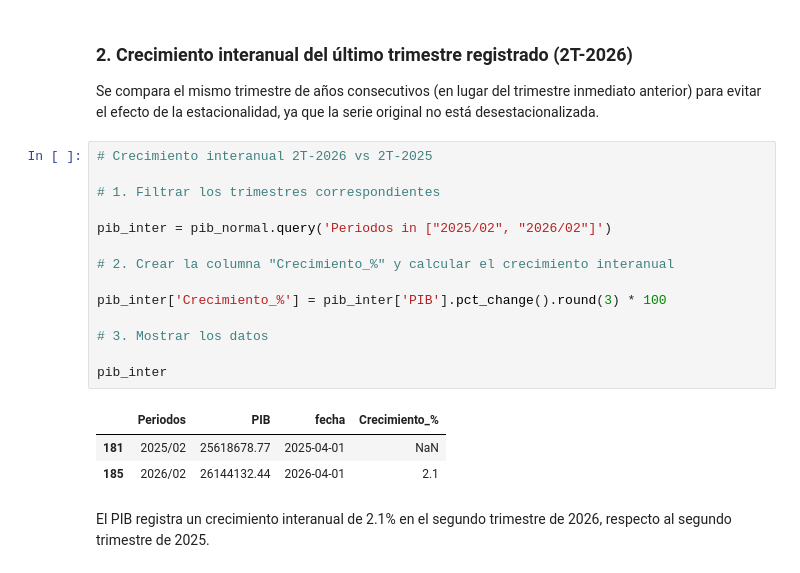
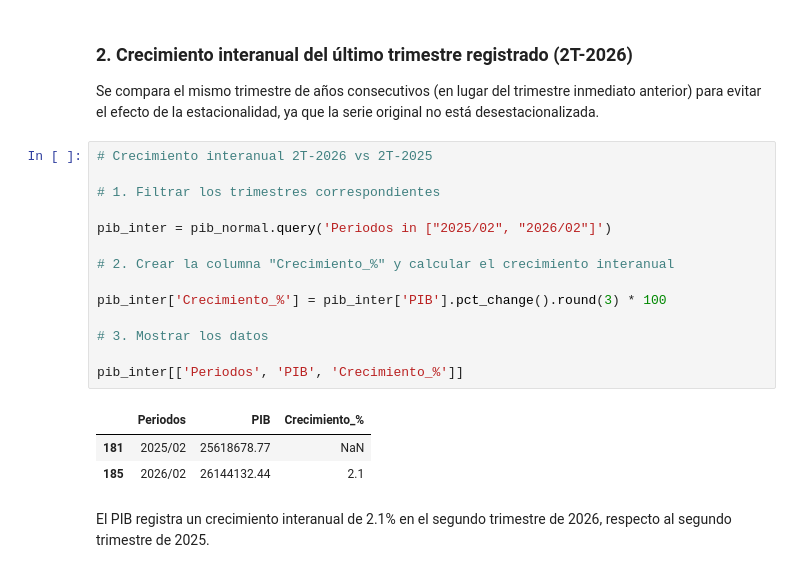
Before and after one commit to Jose-Castanedas/pib_mexico, a Jupyter notebook: notebooks/analisis_pib.ipynb, the cells around one changed output. Cells and saved outputs as stored; diff of their text form.

```diff
--- a/notebooks/analisis_pib.ipynb
+++ b/notebooks/analisis_pib.ipynb
@@ -119,21 +119,21 @@ Se compara el mismo trimestre de años consecutivos (en lugar del trimestre inme
 # %%
 # Crecimiento interanual 2T-2026 vs 2T-2025
 
 # 1. Filtrar los trimestres correspondientes
 
 pib_inter = pib_normal.query('Periodos in ["2025/02", "2026/02"]')
 
 # 2. Crear la columna "Crecimiento_%" y calcular el crecimiento interanual
 
 pib_inter['Crecimiento_%'] = pib_inter['PIB'].pct_change().round(3) * 100
 
 # 3. Mostrar los datos
 
-pib_inter
+pib_inter[['Periodos', 'PIB', 'Crecimiento_%']]
 # %% [output]
-|  | Periodos | PIB | fecha | Crecimiento_% |
-| 181 | 2025/02 | 25618678.77 | 2025-04-01 | NaN |
-| 185 | 2026/02 | 26144132.44 | 2026-04-01 | 2.1 |
+|  | Periodos | PIB | Crecimiento_% |
+| 181 | 2025/02 | 25618678.77 | NaN |
+| 185 | 2026/02 | 26144132.44 | 2.1 |
 # %% [markdown]
 El PIB registra un crecimiento interanual de 2.1% en el segundo trimestre de 2026, respecto al segundo trimestre de 2025.
 # %% [markdown]
```
Also changed, not shown: parts of 2 cells of this notebook.
